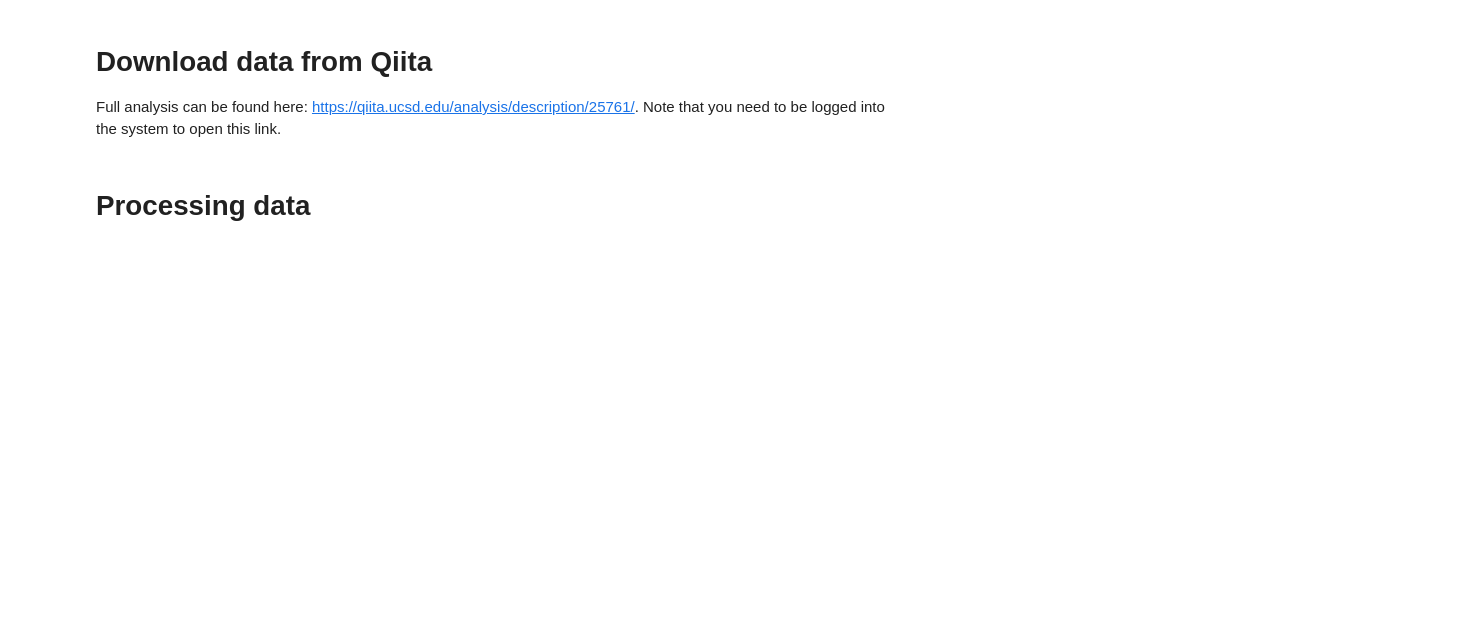
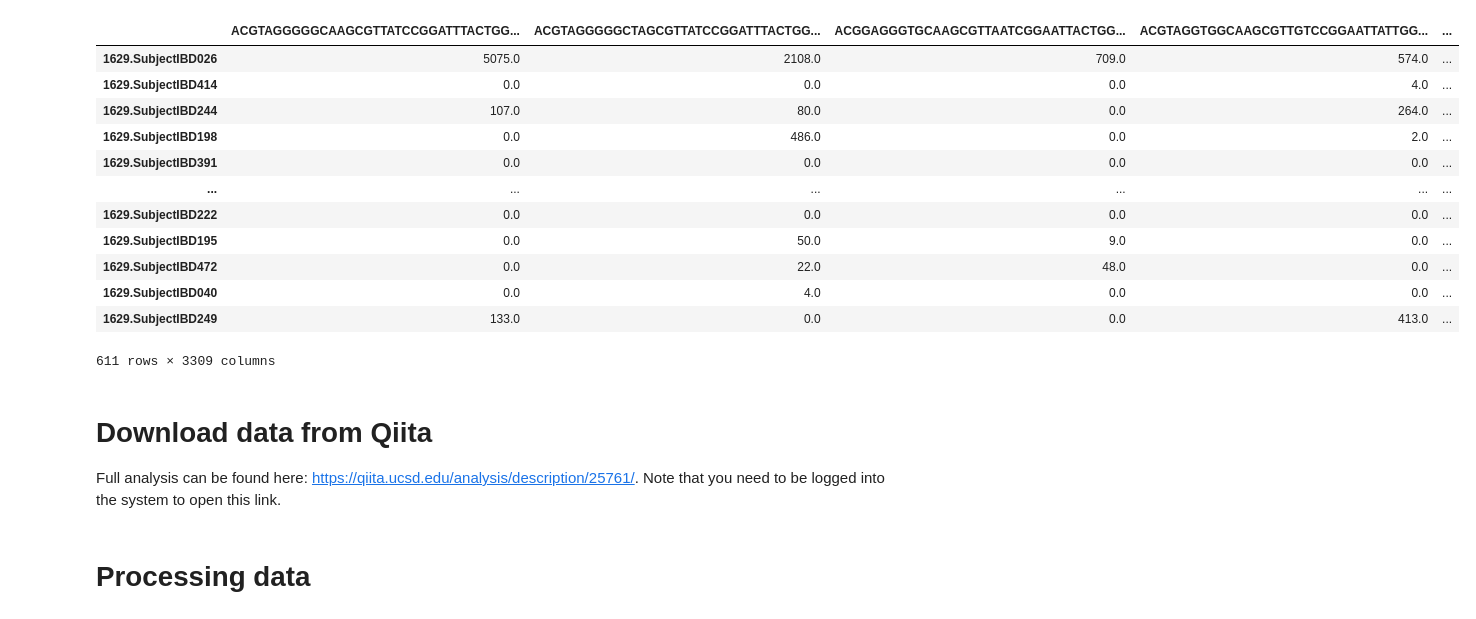
Before and after one commit to mwdai049/DSC180-Capstone, a Jupyter notebook: notebook.ipynb, the cells around one changed output. Cells and saved outputs as stored; diff of their text form; code cells hidden in the pictures; blank space fills up the shorter version.

```diff
--- a/notebook.ipynb
+++ b/notebook.ipynb
@@ -15,3 +54,20 @@ warnings.simplefilter(action='ignore', category=FutureWarning)
+# %%
+rarefied_ft = Artifact.load('/home/mwdai/projects/capstone/78880_rarefied_table.qza')
+rarefied_ft.view(pd.DataFrame)
+# %% [output]
+|  | ACGTAGGGGGCAAGCGTTATCCGGATTTACTGG... | ACGTAGGGGGCTAGCGTTATCCGGATTTACTGG... | ACGGAGGGTGCAAGCGTTAATCGGAATTACTGG... | ACGTAGGTGGCAAGCGTTGTCCGGAATTATTGG... | ... |
+| 1629.SubjectIBD026 | 5075.0 | 2108.0 | 709.0 | 574.0 | ... |
+| 1629.SubjectIBD414 | 0.0 | 0.0 | 0.0 | 4.0 | ... |
+| 1629.SubjectIBD244 | 107.0 | 80.0 | 0.0 | 264.0 | ... |
+| 1629.SubjectIBD198 | 0.0 | 486.0 | 0.0 | 2.0 | ... |
+| 1629.SubjectIBD391 | 0.0 | 0.0 | 0.0 | 0.0 | ... |
+| ... | ... | ... | ... | ... | ... |
+| 1629.SubjectIBD222 | 0.0 | 0.0 | 0.0 | 0.0 | ... |
+| 1629.SubjectIBD195 | 0.0 | 50.0 | 9.0 | 0.0 | ... |
+| 1629.SubjectIBD472 | 0.0 | 22.0 | 48.0 | 0.0 | ... |
+| 1629.SubjectIBD040 | 0.0 | 4.0 | 0.0 | 0.0 | ... |
+| 1629.SubjectIBD249 | 133.0 | 0.0 | 0.0 | 413.0 | ... |
+611 rows × 3309 columns
 # %% [markdown]
 # Download data from Qiita
 
```
Also changed, not shown: parts of 3 cells of this notebook, 3 other files.
